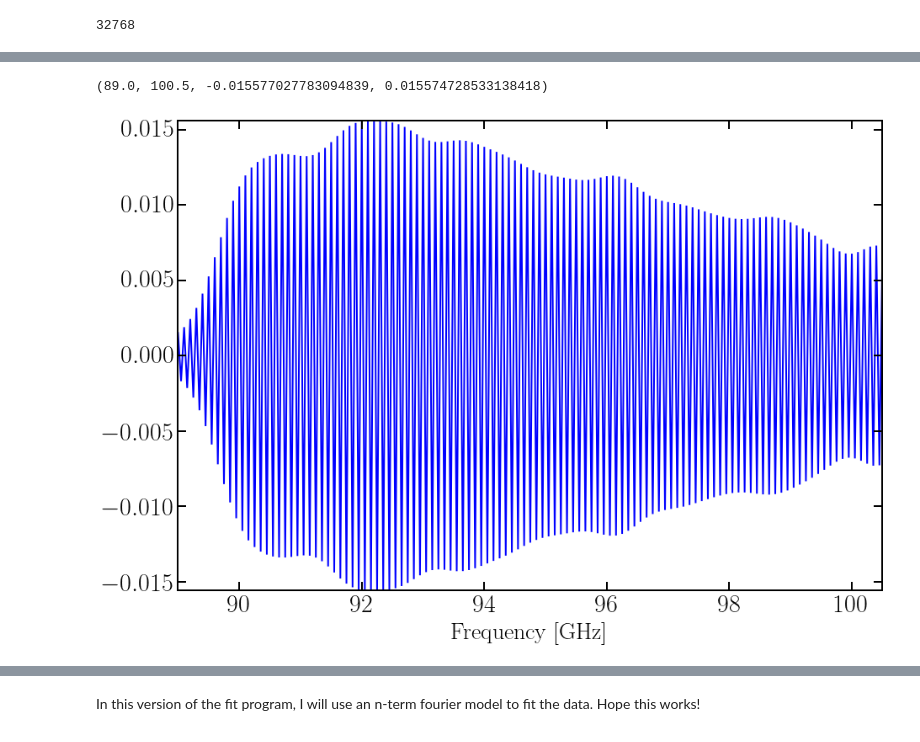
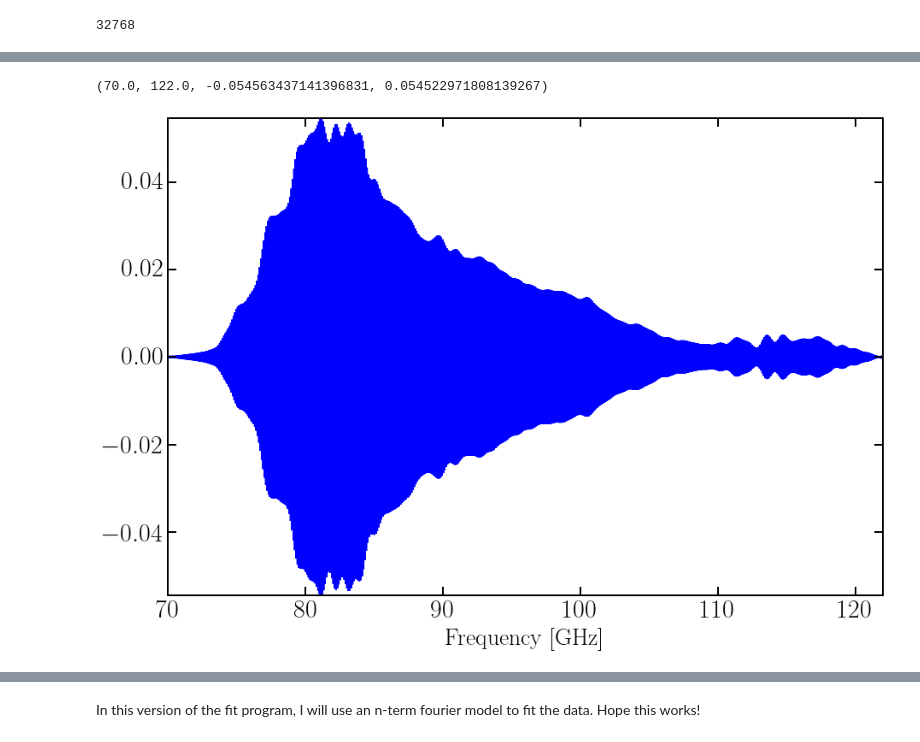
Before and after one commit to WanduiAlbert/MeshFilters, a Jupyter notebook: analysis/CombinedFTSPipelinePhaseCorrectedFourierFitting.ipynb, the cells around one changed output, grey strips where cells are left out. Saved outputs shown, nothing was run; the diff lists cells and outputs as text; code cells hidden in the pictures.

```diff
--- a/analysis/CombinedFTSPipelinePhaseCorrectedFourierFitting.ipynb
+++ b/analysis/CombinedFTSPipelinePhaseCorrectedFourierFitting.ipynb
@@ -26,7 +26,7 @@ sample_scans = range(7, len(files),2)
 # %%
 # Now we can load all of the data
 scans = dict()
-scans['L'] = 3.25*25.4 # thickness of the etalon in mm
+scans['L'] = 4.0#3.25*25.4 # thickness of the etalon in mm
 scans['no-sample'] = dict()
 scans['sample'] = dict()
 scans['no-sample']['one-arm'] = dict()
@@ -74,5 +69,5 @@ Finished loading file 18
 # %%
-i = 0
+i = 1
 fig, ax = plt.subplots(figsize=(15,10))
 ax.plot(scans['no-sample']['encoder'][i], scans['no-sample']['signal'][i]);
 ax.axis('tight');
@@ -158,0 +189,29 @@ def envelope(x, A, B, C):
+# %%
+# First Find the right position of the origin of the interferogram
+N = scans['sample']['signal-driftcorrected'].shape[0]
+signal_peak = []
+fig, ax =plt.subplots(figsize=(15,10))
+for i in xrange(N):
+    peak = np.where(scans['sample']['signal-driftcorrected'][i] ==\
+                    max(scans['sample']['signal-driftcorrected'][i]))[0][0]
+    y = scans['sample']['signal-driftcorrected'][i][peak-1: peak+2]
+    x = scans['sample']['encoder-driftcorrected'][i][peak-1:peak+2]
+    X = np.vstack([x**2, x, np.ones_like(x)]).T
+    A = np.linalg.solve(X, y)
+    actual_peak = -A[1]/(2*A[0])
+    sig_peak = quadratic(actual_peak, *list(A))
+    signal_peak += [sig_peak]
+    pltlabel = r'{0}'.format(i)
+    ax.plot(x, y, '+', markersize=20)
+    xs = np.r_[scans['sample']['encoder-driftcorrected'][i][peak-2]:scans['sample']['encoder-driftcorrected'][i][peak+2]:100j]
+    ax.plot(xs, quadratic(xs, *list(A)), label=pltlabel)
+    ax.legend(loc='best')
+    ax.axis('tight')
+    scans['sample']['encoder-driftcorrected'][i] -= actual_peak
+    scans['sample']['encoder-driftcorrected'][i] *= (2/c) # Encoder now represents the path length difference
+    print "for the scan %d the position of zero p.d is %1.6f and the peak value is %1.6f" %(i, actual_peak, sig_peak)
+
+
+
+scans['no-sample']['signal-peak'] = signal_peak
+plt.savefig(save_name + 'no-sample_peakmatching.png')
@@ -394,20 +368,21 @@ scans['no-sample']['signal-fft'] = np.array(ffts)
 # %%
 i = 3
 fig, ax = plt.subplots(figsize=(15,10))
 # scans['thresh'] = np.logical_and(scans['k'] >= 138, scans['k'] <= 160) #For 150 GHz
-scans['thresh'] = np.logical_and(scans['k'] >= 89, scans['k'] <= 100.5) #For 95 GHz
+# scans['thresh'] = np.logical_and(scans['k'] >= 89, scans['k'] <= 100.5) #For 95 GHz
+scans['thresh'] = np.logical_and(scans['k'] >= 70, scans['k'] <= 122) #For 95 GHz w/o bandpass
 ax.plot(scans['k'][scans['thresh']], np.real(scans['no-sample']['signal-fft'][i])[scans['thresh']]);
 ax.set_xlabel('Frequency [GHz]')
 ax.axis('tight');
 
 # ------ Use this part when you don't want to use the interpolated data ------------ #
 # scans['thresh'] = np.logical_and(scans['no-sample']['k'][i] >= 130, scans['no-sample']['k'][i] <= 170)
 
 # ax.plot(scans['no-sample']['k'][i][scans['thresh']], np.abs(scans['no-sample']['signal-fft'][i])[scans['thresh']]);
 # ax.axis('tight');
 # %% [output]
-(89.0, 100.5, -0.015577027783094839, 0.015574728533138418)
+(70.0, 122.0, -0.054563437141396831, 0.054522971808139267)
-[figure, old version]
+[figure, new version]
 # %%
 N = scans['sample']['signal'].shape[0]
 dx = (scans['encoder-resampled'][1] - scans['encoder-resampled'][0])
```
Also changed, not shown: parts of 30 cells of this notebook, 1 other file.
